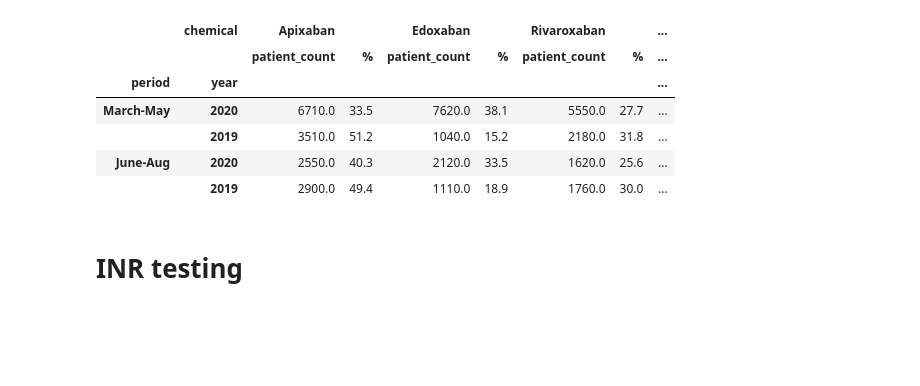
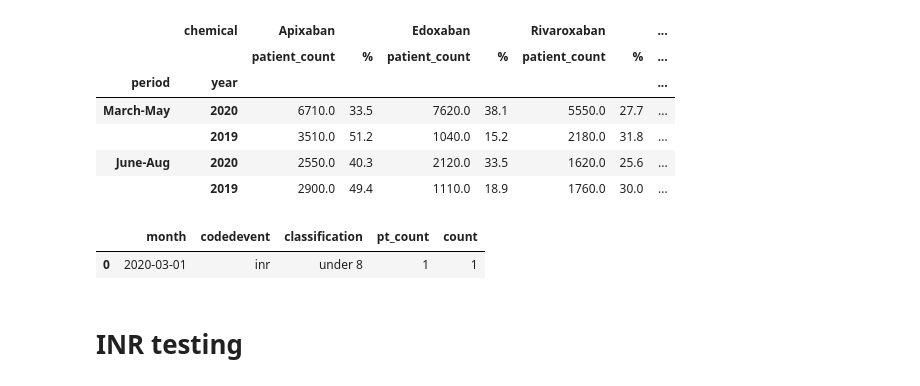
Before and after one commit to opensafely/anticoagulant-switching-research, a Jupyter notebook: notebooks/Warfarin_DOAC_rpt.ipynb, the cells around one changed output. Saved outputs shown, nothing was run; the diff lists cells and outputs as text; code cells hidden in the pictures; blank space fills up the shorter version.

Commit message:
further checks and tweaks for high INRs

```diff
--- a/notebooks/Warfarin_DOAC_rpt.ipynb
+++ b/notebooks/Warfarin_DOAC_rpt.ipynb
@@ -930,6 +926,45 @@ out
 |  | 2019 | 3510.0 | 51.2 | 1040.0 | 15.2 | 2180.0 | 31.8 | ... |
 | June-Aug | 2020 | 2550.0 | 40.3 | 2120.0 | 33.5 | 1620.0 | 25.6 | ... |
 |  | 2019 | 2900.0 | 49.4 | 1110.0 | 18.9 | 1760.0 | 30.0 | ... |
+# %%
+# High INRs - code checks
+#- how many are numeric vs "high INR"
+#- how many are exacly 8, or missing a value
+
+sql = f'''select
+DATEFROMPARTS(YEAR(ConsultationDate), MONTH(ConsultationDate),1) AS month,
+CASE WHEN CTV3Code in {inr_codes} THEN 'inr' ELSE 'high_inr' END AS codedevent,
+CASE WHEN CTV3Code in {inr_codes} AND NumericValue > 100 THEN 'over 100'
+  WHEN CTV3Code in {inr_codes} AND NumericValue > 8 THEN 'over 8'
+  WHEN CTV3Code in {inr_codes} AND NumericValue = 8 THEN '8 exactly'
+  WHEN CTV3Code in {inr_codes} AND NumericValue < 8 THEN 'under 8'
+  WHEN CTV3Code in {inr_codes} AND NumericValue IS NULL THEN 'no value'
+  WHEN CTV3Code in {inr_codes} AND NumericValue IN (0,-1) THEN 'no value'
+  ELSE 'high-INR' END AS classification,
+COUNT (DISTINCT Patient_ID) AS pt_count,
+COUNT(*) as count
+FROM CodedEvent e
+WHERE (e.CTV3Code in {inr_codes} OR e.CTV3Code in {high_inr})
+AND ConsultationDate >= '20200101'
+GROUP BY
+DATEFROMPARTS(YEAR(ConsultationDate), MONTH(ConsultationDate),1),
+CASE WHEN CTV3Code in {inr_codes} THEN 'inr' ELSE 'high_inr' END,
+CASE WHEN CTV3Code in {inr_codes} AND NumericValue > 100 THEN 'over 100'
+  WHEN CTV3Code in {inr_codes} AND NumericValue > 8 THEN 'over 8'
+  WHEN CTV3Code in {inr_codes} AND NumericValue = 8 THEN '8 exactly'
+  WHEN CTV3Code in {inr_codes} AND NumericValue < 8 THEN 'under 8'
+  WHEN CTV3Code in {inr_codes} AND NumericValue IS NULL THEN 'no value'
+  WHEN CTV3Code in {inr_codes} AND NumericValue IN (0,-1) THEN 'no value'
+  ELSE 'high-INR' END
+'''
+
+with closing_connection(dbconn) as connection:
+    inr_test_test = pd.read_sql(sql, connection)
+
+inr_test_test
+# %% [output]
+|  | month | codedevent | classification | pt_count | count |
+| 0 | 2020-03-01 | inr | under 8 | 1 | 1 |
 # %% [markdown]
 # INR testing
 # %%
```
Also changed, not shown: parts of 5 cells of this notebook, 1 other file.
